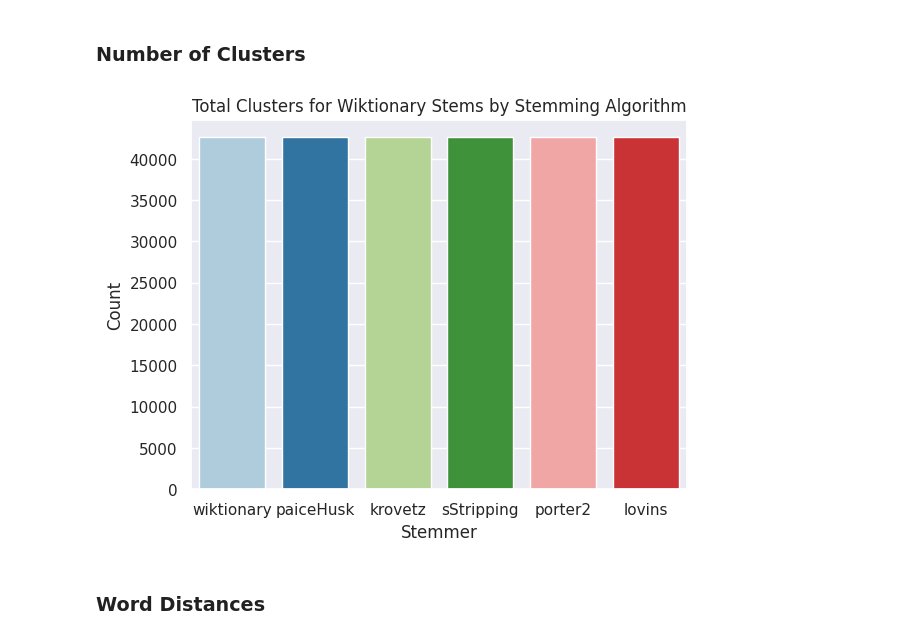
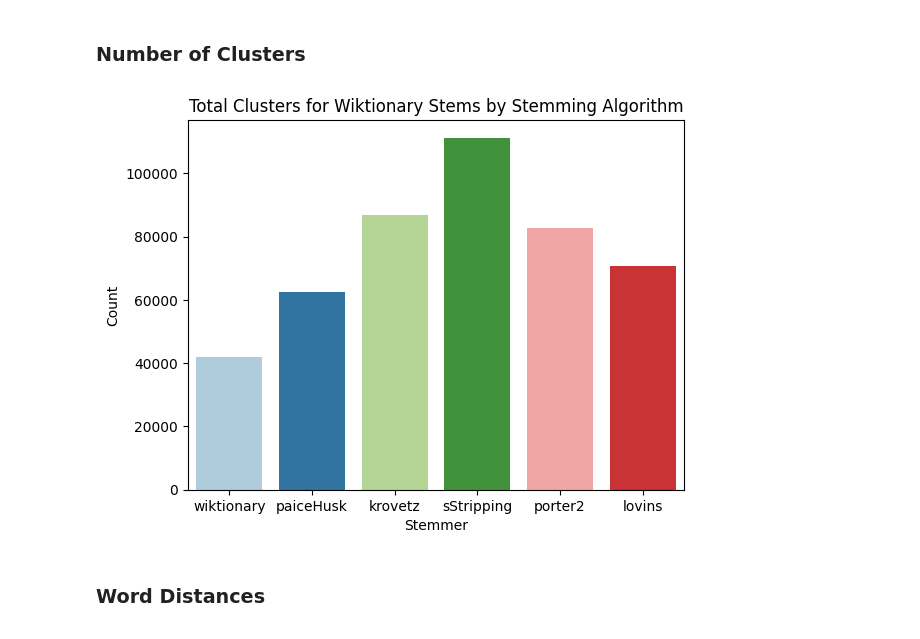
Before and after one commit to Axiomatic314/Stemming, a Jupyter notebook: wikt.ipynb, the cells around one changed output. Saved outputs shown, nothing was run; the diff lists cells and outputs as text; code cells hidden in the pictures.

```diff
--- a/wikt.ipynb
+++ b/wikt.ipynb
@@ -17,8 +17,6 @@ krovetz_distribution = np.loadtxt(path.join(data_dir, "krovetz_distribution.csv"
 sStripping_distribution = np.loadtxt(path.join(data_dir, "sStripping_distribution.csv"))
 porter2_distribution = np.loadtxt(path.join(data_dir, "porter2_distribution.csv"))
 lovins_distribution = np.loadtxt(path.join(data_dir, "lovins_distribution.csv"))
-# %%
-wikt_distribution = np.loadtxt(path.join("OLD/Data", "wikt_distribution.csv"))
 # %%
 data = {
     "wiktionary": wikt_distribution
@@ -112,14 +97,14 @@ plt.show()
 # %% [markdown]
 ### Number of Clusters
 # %%
-data = [len(wikt_distribution),len(wikt_distribution),len(wikt_distribution),len(wikt_distribution),len(wikt_distribution),len(wikt_distribution)]
+data = [len(wikt_distribution),len(paiceHusk_distribution),len(krovetz_distribution),len(sStripping_distribution),len(porter2_distribution),len(lovins_distribution)]
 sns.barplot(x=labels, y=data, palette=sns.color_palette("Paired"))
 plt.title("Total Clusters for Wiktionary Stems by Stemming Algorithm")
 plt.xlabel("Stemmer")
 plt.ylabel("Count")
 plt.show()
 # %% [output]
-[figure, old version]
+[figure, new version]
 # %% [markdown]
 ### Word Distances
 # %%
```
Also changed, not shown: parts of 23 cells of this notebook.
